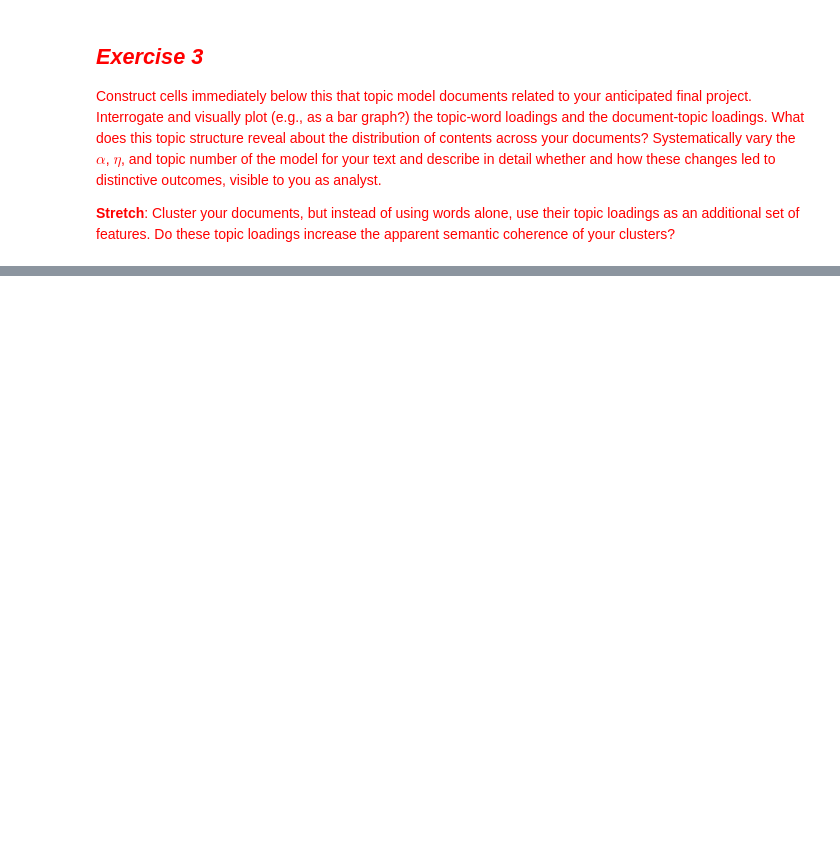
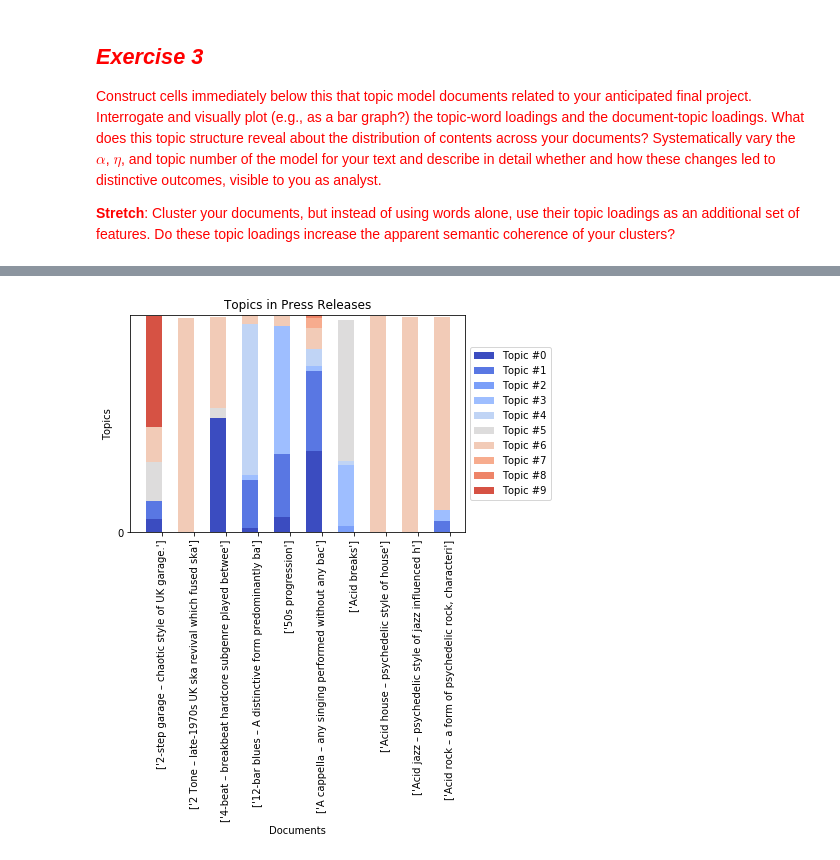
Before and after one commit to xywu-soc/content-analysis-2018, a Jupyter notebook: 3-Clustering-and-Topic-Modeling/3-Clustering-and-Topic-Modeling.ipynb, the cells around one changed output, grey strips where cells are left out. Cells and saved outputs as stored; diff of their text form; code cells hidden in the pictures; blank space fills up the shorter version.

```diff
--- a/3-Clustering-and-Topic-Modeling/3-Clustering-and-Topic-Modeling.ipynb
+++ b/3-Clustering-and-Topic-Modeling/3-Clustering-and-Topic-Modeling.ipynb
@@ -1254,0 +1322,6 @@ plt.show()
+# %%
+# Initialization
+music_d = gensim.corpora.Dictionary(music_df['reduced_tokens'])
+music_corpus = [music_d.doc2bow(text) for text in music_df['reduced_tokens']]
+gensim.corpora.MmCorpus.serialize('music.mm', music_corpus)
+music_senmm = gensim.corpora.MmCorpus('music.mm')
@@ -1254,0 +1346,7 @@ plt.show()
+# %%
+# Document-topic loading: Preparation for plotting
+music_ldaDFV = music_ldaDF[:10][['topic_%d' %x for x in range(10)]]
+music_ldaDFVisN = music_ldaDF[:10][['name']]
+music_ldaDFVis = music_ldaDFV.as_matrix(columns=None)
+music_ldaDFVisNames = music_ldaDFVisN.as_matrix(columns=None)
+music_ldaDFV
@@ -1254,0 +1365,30 @@ plt.show()
+# %%
+# Bar Plot with 10 topics, default alpha, and default eta
+N = 10
+ind = np.arange(N)
+music_K = music_senlda.num_topics  # N documents, K topics
+ind = np.arange(N)  # the x-axis locations for the novels
+width = 0.5  # the width of the bars
+plots = []
+height_cumulative = np.zeros(N)
+
+for k in range(music_K):
+    color = plt.cm.coolwarm(k/music_K, 1)
+    if k == 0:
+        p = plt.bar(ind, music_ldaDFVis[:, k], width, color=color)
+    else:
+        p = plt.bar(ind, music_ldaDFVis[:, k], width, bottom=height_cumulative, color=color)
+    height_cumulative += music_ldaDFVis[:, k]
+    plots.append(p)
+
+plt.ylim((0, 1))  # proportions sum to 1, so the height of the stacked bars is 1
+plt.ylabel('Topics')
+plt.xlabel('Documents')
+plt.title('Topics in Press Releases')
+plt.xticks(ind+width/2, music_ldaDFVisNames, rotation='vertical')
+plt.yticks(np.arange(0, 1, 10))
+topic_labels = ['Topic #{}'.format(k) for k in range(music_K)]
+plt.legend([p[0] for p in plots], topic_labels, loc='center left', frameon=True,  bbox_to_anchor = (1, .5))
+plt.show()
+# %% [output]
+[figure, added]
```
Also changed, not shown: parts of 17 cells of this notebook.
